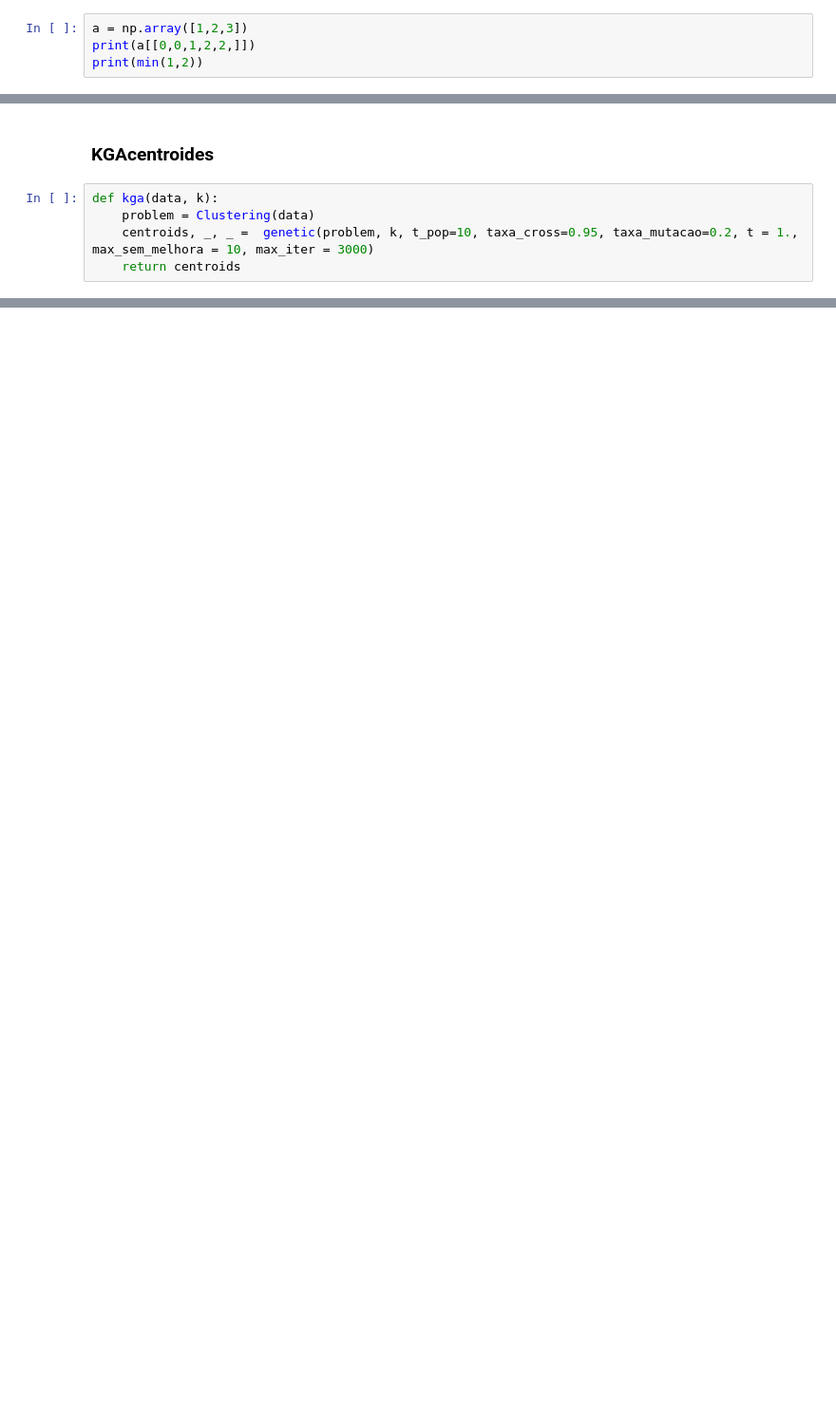
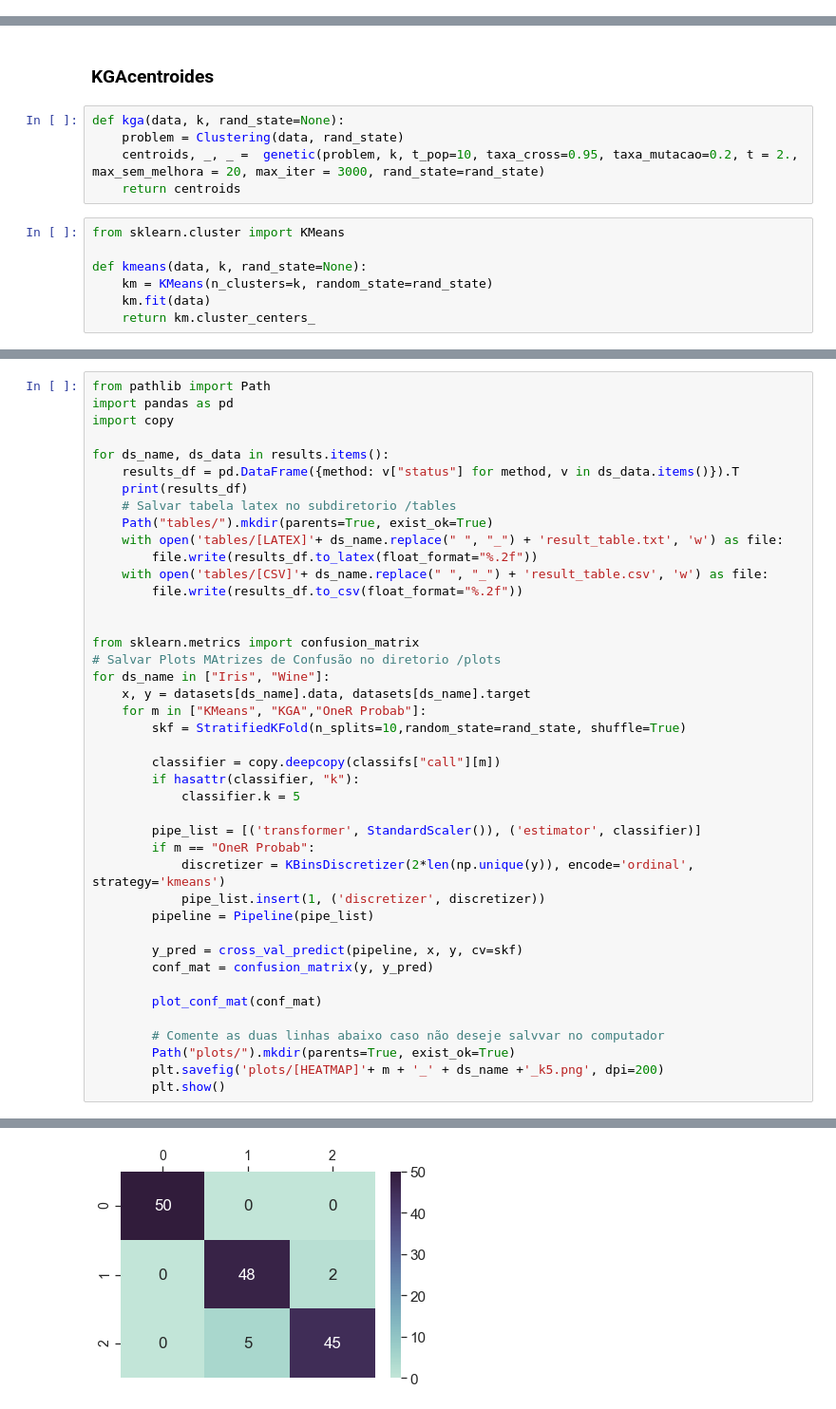
Before and after one commit to gabrielcipriano/T2-IA, a Jupyter notebook: main.ipynb, the cells around one changed output, grey strips where cells are left out. Shown at 95% size. Drawn from its saved outputs; the diff is of its cells as text; blank space fills up the shorter version.

Commit message:
OneR and plots / tables

```diff
--- a/main.ipynb
+++ b/main.ipynb
@@ -628,4 +559,0 @@ class Kcentroides(BaseEstimator):
-# %%
-a = np.array([1,2,3])
-print(a[[0,0,1,2,2,]])
-print(min(1,2))
@@ -635,7 +560,14 @@ print(min(1,2))
 # %% [markdown]
 ### KGAcentroides
 # %%
-def kga(data, k):
-    problem = Clustering(data)
-    centroids, _, _ =  genetic(problem, k, t_pop=10, taxa_cross=0.95, taxa_mutacao=0.2, t = 1., max_sem_melhora = 10, max_iter = 3000)
+def kga(data, k, rand_state=None):
+    problem = Clustering(data, rand_state)
+    centroids, _, _ =  genetic(problem, k, t_pop=10, taxa_cross=0.95, taxa_mutacao=0.2, t = 2., max_sem_melhora = 20, max_iter = 3000, rand_state=rand_state)
     return centroids
+# %%
+from sklearn.cluster import KMeans
+
+def kmeans(data, k, rand_state=None):
+    km = KMeans(n_clusters=k, random_state=rand_state)
+    km.fit(data)
+    return km.cluster_centers_
@@ -732,0 +844,43 @@ time:  2.4021599999999808
+# %%
+from pathlib import Path
+import pandas as pd
+import copy
+
+for ds_name, ds_data in results.items():
+    results_df = pd.DataFrame({method: v["status"] for method, v in ds_data.items()}).T
+    print(results_df)
+    # Salvar tabela latex no subdiretorio /tables
+    Path("tables/").mkdir(parents=True, exist_ok=True)
+    with open('tables/[LATEX]'+ ds_name.replace(" ", "_") + 'result_table.txt', 'w') as file:
+        file.write(results_df.to_latex(float_format="%.2f"))
+    with open('tables/[CSV]'+ ds_name.replace(" ", "_") + 'result_table.csv', 'w') as file:
+        file.write(results_df.to_csv(float_format="%.2f"))
+
+
+from sklearn.metrics import confusion_matrix
+# Salvar Plots MAtrizes de Confusão no diretorio /plots
+for ds_name in ["Iris", "Wine"]:
+    x, y = datasets[ds_name].data, datasets[ds_name].target
+    for m in ["KMeans", "KGA","OneR Probab"]:
+        skf = StratifiedKFold(n_splits=10,random_state=rand_state, shuffle=True)
+
+        classifier = copy.deepcopy(classifs["call"][m])
+        if hasattr(classifier, "k"):
+            classifier.k = 5
+
+        pipe_list = [('transformer', StandardScaler()), ('estimator', classifier)]
+        if m == "OneR Probab":
+            discretizer = KBinsDiscretizer(2*len(np.unique(y)), encode='ordinal', strategy='kmeans')
+            pipe_list.insert(1, ('discretizer', discretizer))
+        pipeline = Pipeline(pipe_list)
+
+        y_pred = cross_val_predict(pipeline, x, y, cv=skf)
+        conf_mat = confusion_matrix(y, y_pred)
+
+        plot_conf_mat(conf_mat)
+
+        # Comente as duas linhas abaixo caso não deseje salvvar no computador
+        Path("plots/").mkdir(parents=True, exist_ok=True)
+        plt.savefig('plots/[HEATMAP]'+ m + '_' + ds_name +'_k5.png', dpi=200)
+        plt.show()
+# %% [output]
@@ -732,0 +904 @@ time:  2.4021599999999808
+[figure, added]
```
Also changed, not shown: parts of 22 cells of this notebook, 23 other files.
